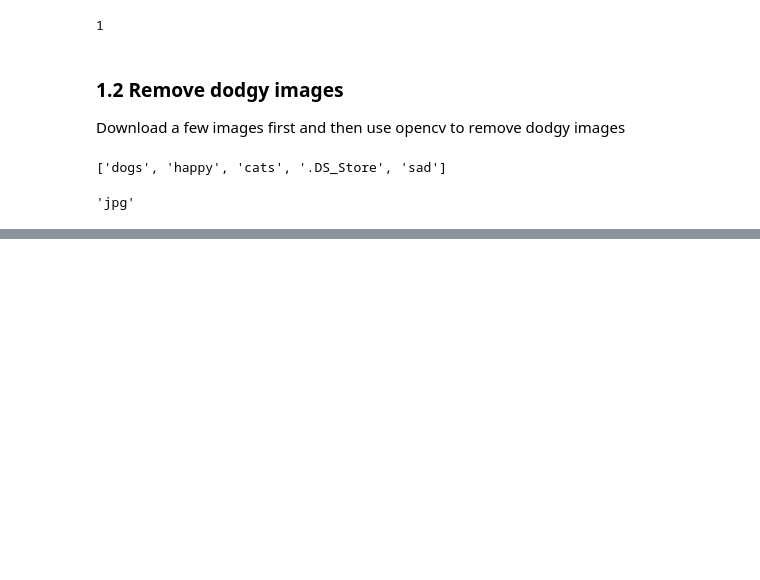
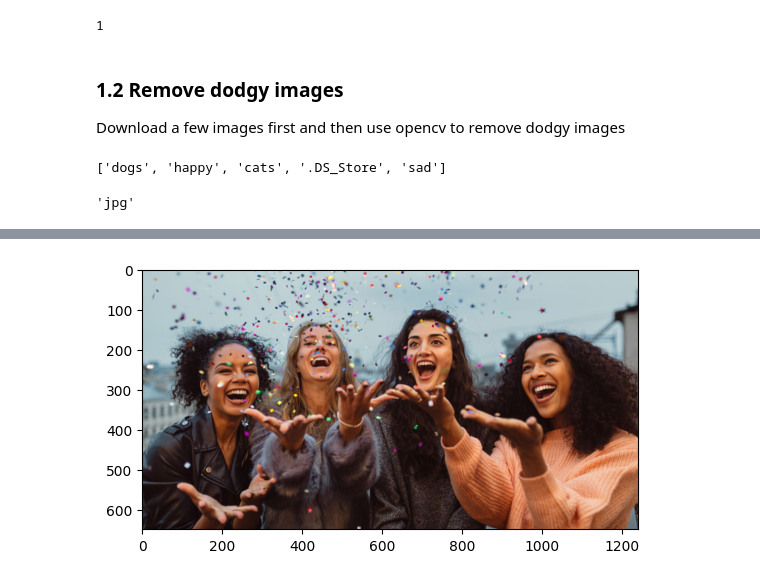
Before and after one commit to Zaid0408/ML_projects, a Jupyter notebook: Image_Classifier/Imageclass.ipynb, the cells around one changed output, grey strips where cells are left out. Saved outputs shown, nothing was run; the diff lists cells and outputs as text; code cells hidden in the pictures; blank space fills up the shorter version.

```diff
--- a/Image_Classifier/Imageclass.ipynb
+++ b/Image_Classifier/Imageclass.ipynb
@@ -42,0 +79,5 @@ image_ext[1]#array of image extensions that will help in classifying the necessa
+# %%
+plt.imshow(cv2.cvtColor(img,cv2.COLOR_BGR2RGB))#converts bgr fromat to rgb
+plt.show()
+# %% [output]
+[figure, added]
```
Also changed, not shown: parts of 6 cells of this notebook, 6 other files.
